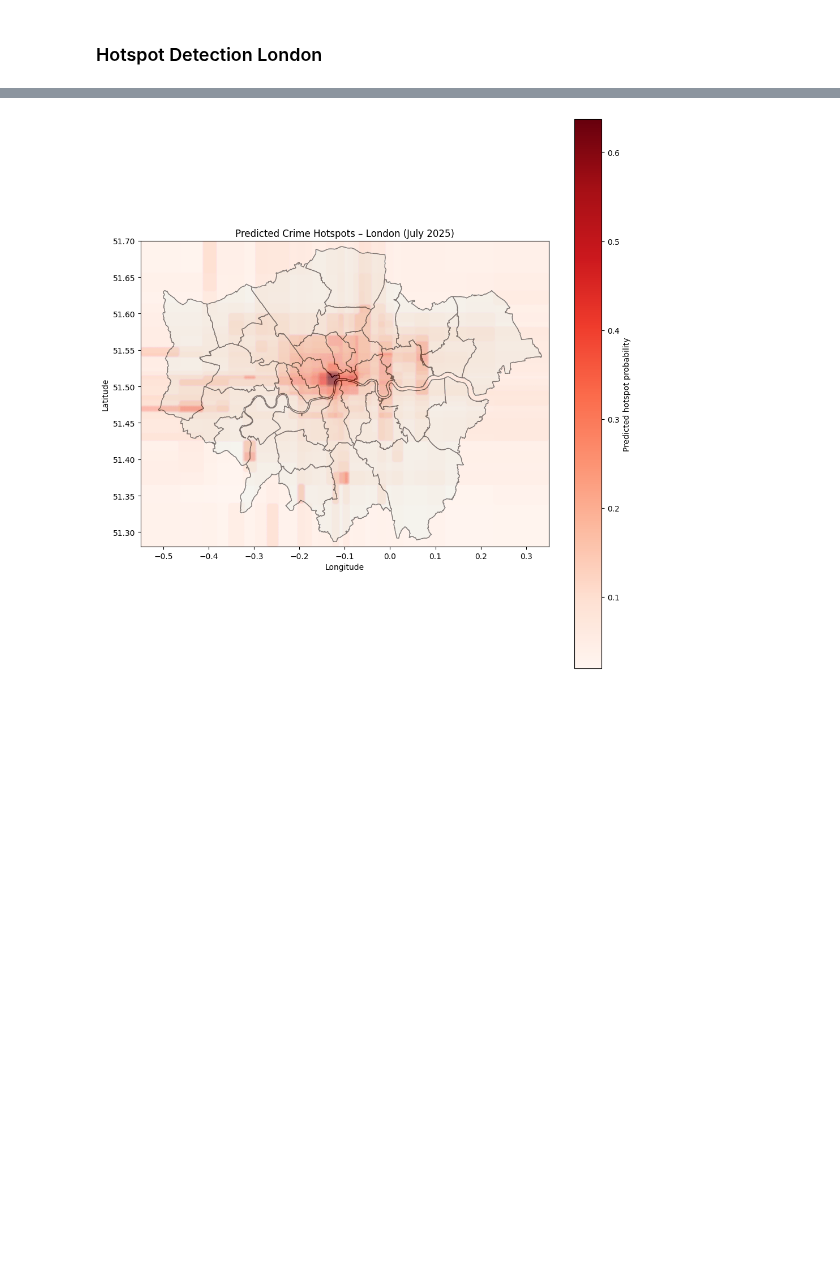
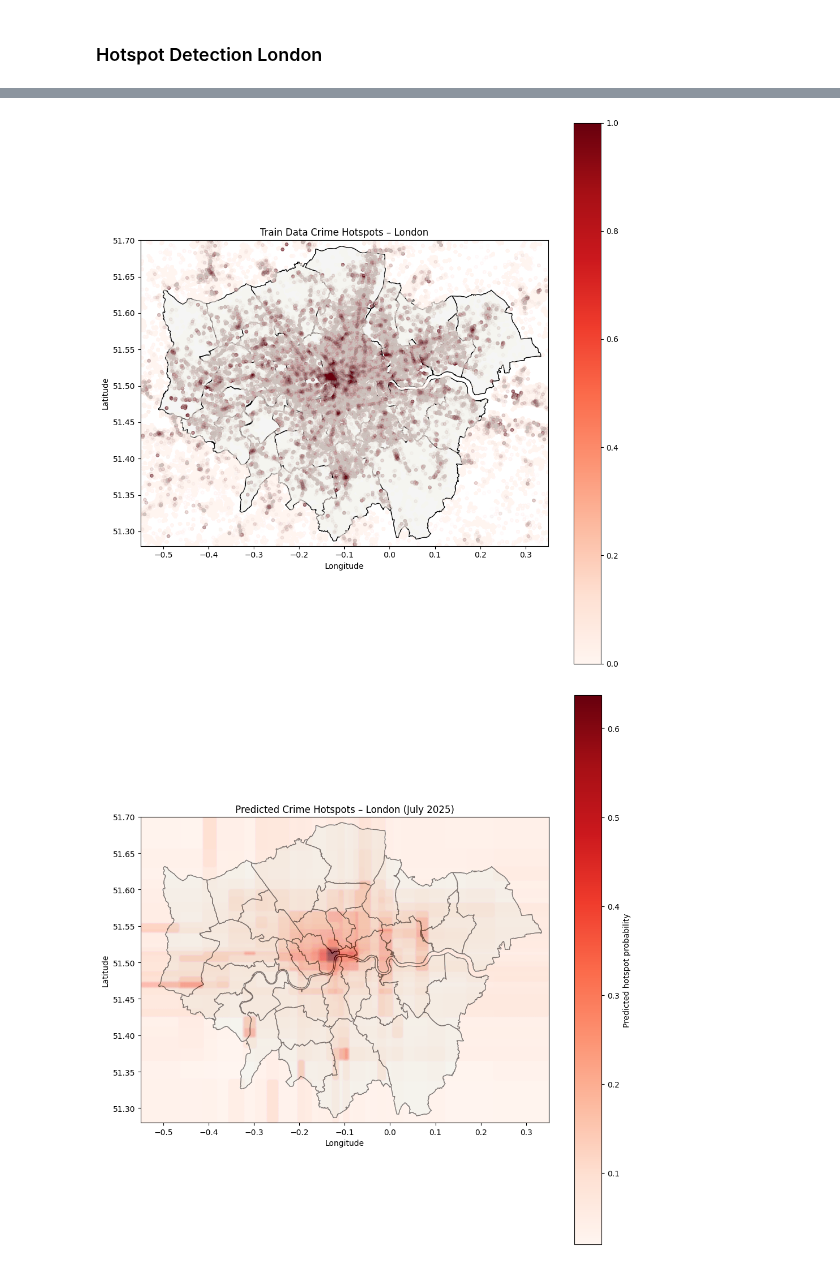
Before and after one commit to EnekoIsturitzSesma/Large-Sacale-Data-Crime-in-London, a Jupyter notebook: data_analysis_crimes_by_arrea.ipynb, the cells around one changed output, grey strips where cells are left out. Saved outputs shown, nothing was run; the diff lists cells and outputs as text; code cells hidden in the pictures; blank space fills up the shorter version.

```diff
--- a/data_analysis_crimes_by_arrea.ipynb
+++ b/data_analysis_crimes_by_arrea.ipynb
@@ -1021,3 +1165,55 @@ AUC (no lags): 0.716
+# %%
+import geopandas as gpd
+from shapely.geometry import Point
+
+spots = (
+    train_df
+    .withColumn("latitude", (F.col("lat_bin") + 0.5) * grid_size)
+    .withColumn("longitude", (F.col("lon_bin") + 0.5) * grid_size)
+).toPandas()
+
+
+# Convert predictions to GeoDataFrame
+gdf_preds = gpd.GeoDataFrame(
+    spots,
+    geometry=gpd.points_from_xy(spots.longitude, spots.latitude),
+    crs="EPSG:4326"  # WGS84
+)
+
+
+london_map = gpd.read_file("London_Borough_Excluding_MHW.shp").set_crs("EPSG:27700").to_crs("EPSG:4326")
+
+fig, ax = plt.subplots(figsize=(10, 10))
+
+# Plot base map
+london_map.plot(
+    ax=ax,
+    color="whitesmoke",
+    edgecolor="black"
+)
+
+# Plot predicted hotspots
+gdf_preds.plot(
+    ax=ax,
+    column="hotspot",
+    cmap="Reds",
+    markersize=15,
+    alpha=0.02,
+    legend=True,
+)
+
+# Zoom to London
+ax.set_xlim(LONDON_LON_MIN, LONDON_LON_MAX)
+ax.set_ylim(LONDON_LAT_MIN, LONDON_LAT_MAX)
+
+ax.set_title("Train Data Crime Hotspots – London")
+ax.set_xlabel("Longitude")
+ax.set_ylabel("Latitude")
+
+plt.tight_layout()
+plt.show()
+# %% [output]
+[figure, added]
 # %%
 import geopandas as gpd
 from shapely.geometry import Point
```
Also changed, not shown: parts of 52 cells of this notebook, 6 other files.
